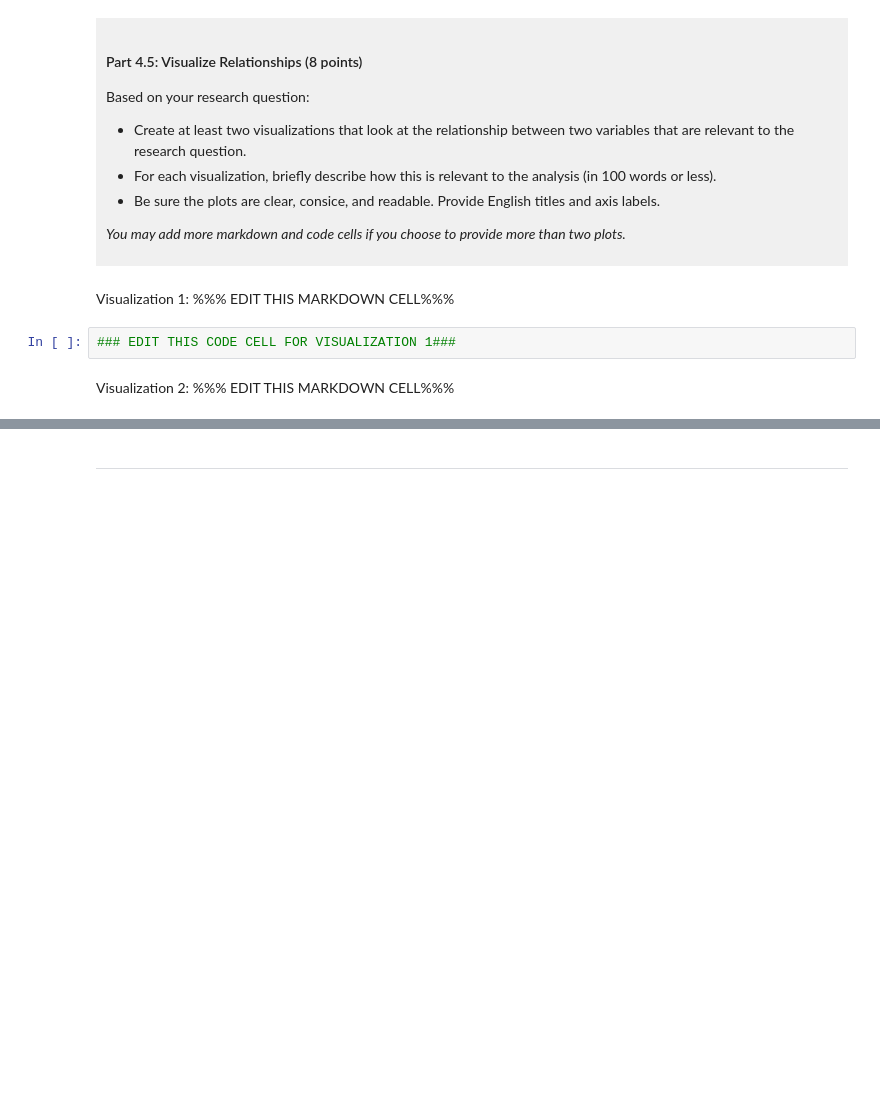
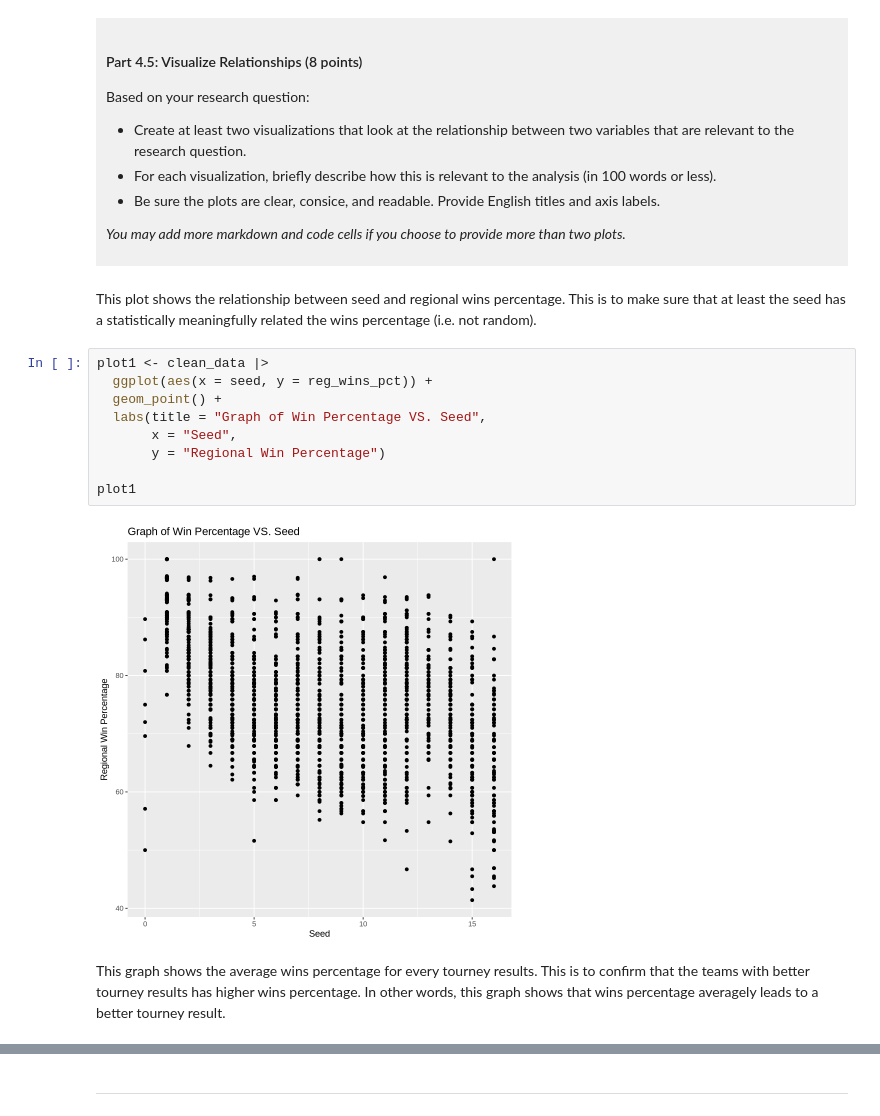
Before and after one commit to aaandy-w/dsci-100-project-andy-wei, a Jupyter notebook: dsci-100-project-notebook.ipynb, the cells around one changed output, grey strips where cells are left out. Cells and saved outputs as stored; diff of their text form; blank space fills up the shorter version.

Commit message:
Work up to check point C

```diff
--- a/dsci-100-project-notebook.ipynb
+++ b/dsci-100-project-notebook.ipynb
@@ -312,9 +411,18 @@ Based on your research question:
 *You may add more markdown and code cells if you choose to provide more than two plots.*
 </div>
 # %% [markdown]
-Visualization 1: %%% EDIT THIS MARKDOWN CELL%%%
+This plot shows the relationship between seed and regional wins percentage. This is to make sure that at least the seed has a statistically meaningfully related the wins percentage (i.e. not random).
 # %%
-### EDIT THIS CODE CELL FOR VISUALIZATION 1###
+plot1 <- clean_data |>
+  ggplot(aes(x = seed, y = reg_wins_pct)) +
+  geom_point() +
+  labs(title = "Graph of Win Percentage VS. Seed",
+       x = "Seed",
+       y = "Regional Win Percentage")
+
+plot1
+# %% [output]
+[figure, added]
 # %% [markdown]
-Visualization 2: %%% EDIT THIS MARKDOWN CELL%%%
+This graph shows the average wins percentage for every tourney results. This is to confirm that the teams with better tourney results has higher wins percentage. In other words, this graph shows that wins percentage averagely leads to a better tourney result.
 # %%
```
Also changed, not shown: parts of 8 cells of this notebook.
